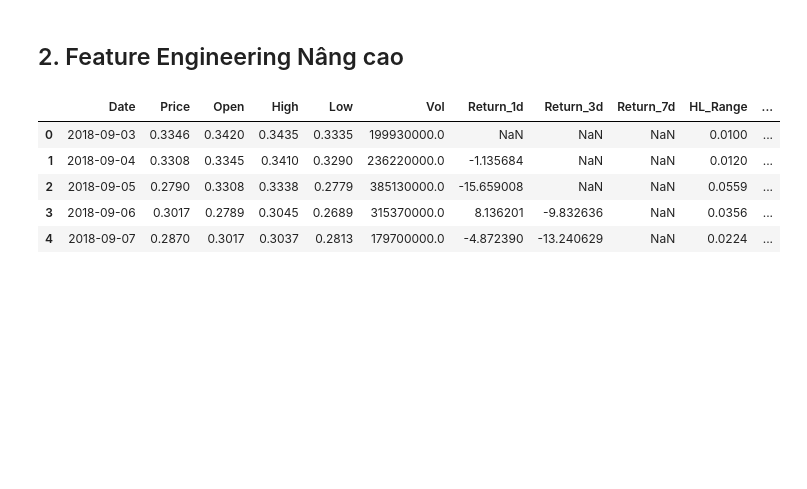
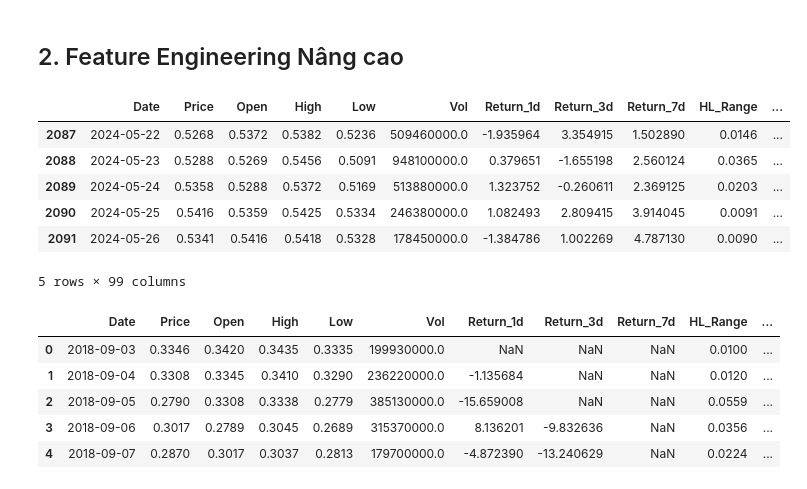
Before and after one commit to Nnguyen-dev2805/XRPUSDT_Stock_Price_Prediction_ML, a Jupyter notebook: TrainStock2Layer.ipynb, the cells around one changed output. Saved outputs shown, nothing was run; the diff lists cells and outputs as text; code cells hidden in the pictures; blank space fills up the shorter version.

```diff
--- a/TrainStock2Layer.ipynb
+++ b/TrainStock2Layer.ipynb
@@ -154,3 +189,13 @@ feature_engineered_data = create_advanced_features(stock_data)
+# %%
+feature_engineered_data.tail()
+# %% [output]
+|  | Date | Price | Open | High | Low | Vol | Return_1d | Return_3d | Return_7d | HL_Range | ... |
+| 2087 | 2024-05-22 | 0.5268 | 0.5372 | 0.5382 | 0.5236 | 509460000.0 | -1.935964 | 3.354915 | 1.502890 | 0.0146 | ... |
+| 2088 | 2024-05-23 | 0.5288 | 0.5269 | 0.5456 | 0.5091 | 948100000.0 | 0.379651 | -1.655198 | 2.560124 | 0.0365 | ... |
+| 2089 | 2024-05-24 | 0.5358 | 0.5288 | 0.5372 | 0.5169 | 513880000.0 | 1.323752 | -0.260611 | 2.369125 | 0.0203 | ... |
+| 2090 | 2024-05-25 | 0.5416 | 0.5359 | 0.5425 | 0.5334 | 246380000.0 | 1.082493 | 2.809415 | 3.914045 | 0.0091 | ... |
+| 2091 | 2024-05-26 | 0.5341 | 0.5416 | 0.5418 | 0.5328 | 178450000.0 | -1.384786 | 1.002269 | 4.787130 | 0.0090 | ... |
+5 rows × 99 columns
 # %%
 feature_engineered_data.head()
 feature_engineered_data.drop(columns=['Target_Return'], errors='ignore', inplace=True)
```
Also changed, not shown: parts of 14 cells of this notebook, 15 other files.
